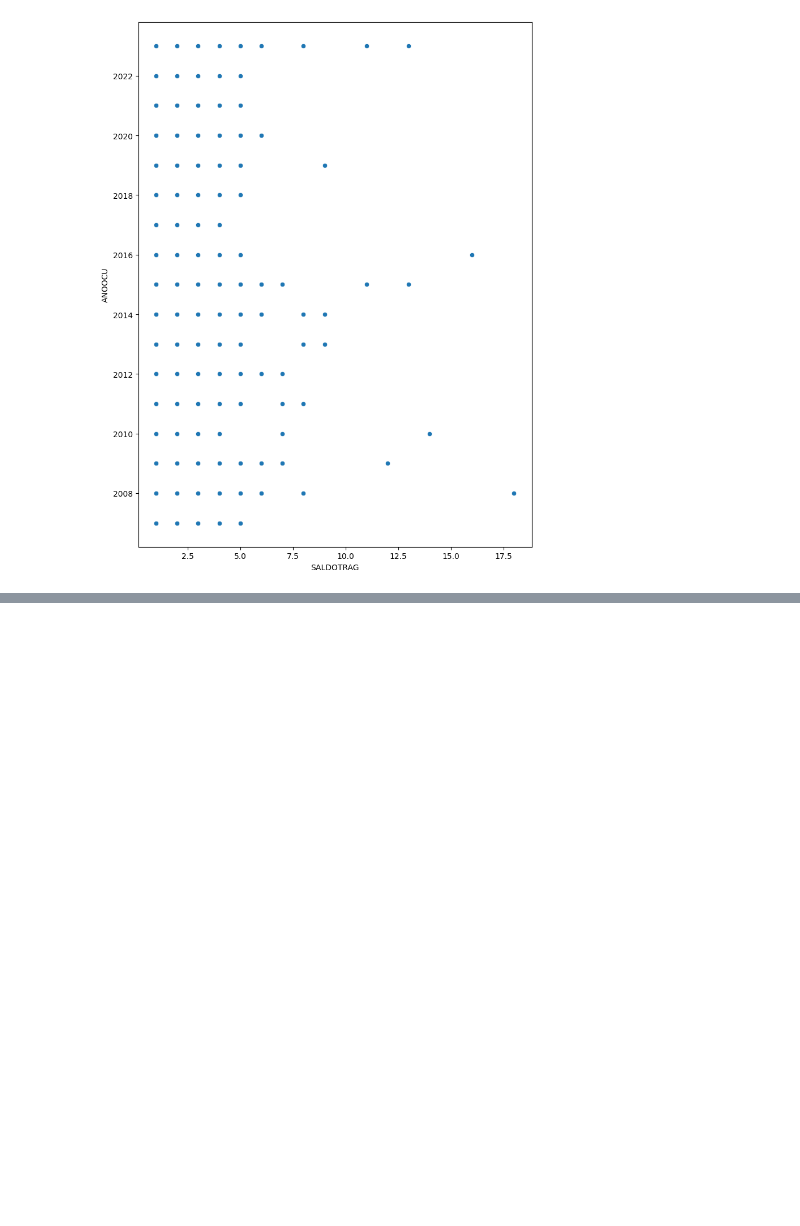
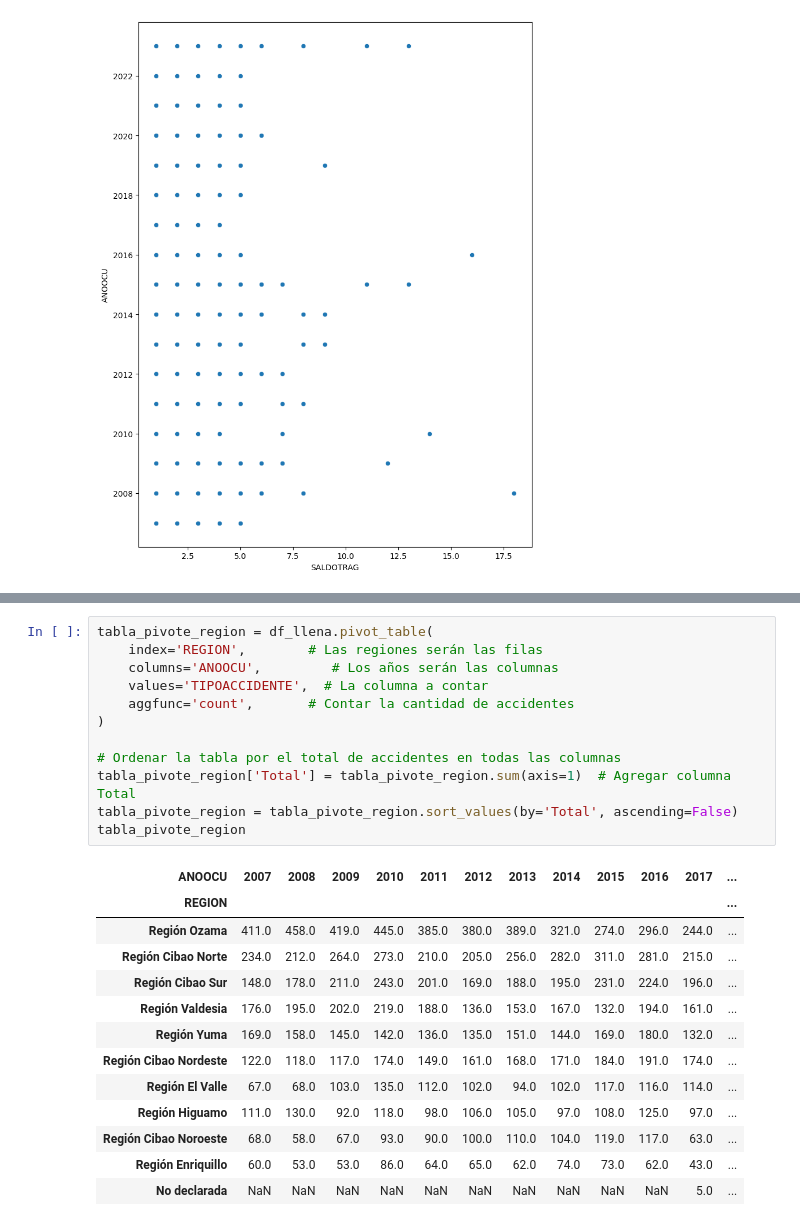
Before and after one commit to ngcarvajall/Accidentes_mortales_RD, a Jupyter notebook: Notebooks/Accidentes.ipynb, the cells around one changed output, grey strips where cells are left out. Saved outputs shown, nothing was run; the diff lists cells and outputs as text; blank space fills up the shorter version.

```diff
--- a/Notebooks/Accidentes.ipynb
+++ b/Notebooks/Accidentes.ipynb
@@ -682,0 +757,26 @@ f.relacion_numericas(df_llena, 'ANOOCU')
+# %%
+tabla_pivote_region = df_llena.pivot_table(
+    index='REGION',        # Las regiones serán las filas
+    columns='ANOOCU',         # Los años serán las columnas
+    values='TIPOACCIDENTE',  # La columna a contar
+    aggfunc='count',       # Contar la cantidad de accidentes
+)
+
+# Ordenar la tabla por el total de accidentes en todas las columnas
+tabla_pivote_region['Total'] = tabla_pivote_region.sum(axis=1)  # Agregar columna Total
+tabla_pivote_region = tabla_pivote_region.sort_values(by='Total', ascending=False)
+tabla_pivote_region
+# %% [output]
+| ANOOCU | 2007 | 2008 | 2009 | 2010 | 2011 | 2012 | 2013 | 2014 | 2015 | 2016 | 2017 | ... |
+| REGION |  |  |  |  |  |  |  |  |  |  |  | ... |
+| Región Ozama | 411.0 | 458.0 | 419.0 | 445.0 | 385.0 | 380.0 | 389.0 | 321.0 | 274.0 | 296.0 | 244.0 | ... |
+| Región Cibao Norte | 234.0 | 212.0 | 264.0 | 273.0 | 210.0 | 205.0 | 256.0 | 282.0 | 311.0 | 281.0 | 215.0 | ... |
+| Región Cibao Sur | 148.0 | 178.0 | 211.0 | 243.0 | 201.0 | 169.0 | 188.0 | 195.0 | 231.0 | 224.0 | 196.0 | ... |
+| Región Valdesia | 176.0 | 195.0 | 202.0 | 219.0 | 188.0 | 136.0 | 153.0 | 167.0 | 132.0 | 194.0 | 161.0 | ... |
+| Región Yuma | 169.0 | 158.0 | 145.0 | 142.0 | 136.0 | 135.0 | 151.0 | 144.0 | 169.0 | 180.0 | 132.0 | ... |
+| Región Cibao Nordeste | 122.0 | 118.0 | 117.0 | 174.0 | 149.0 | 161.0 | 168.0 | 171.0 | 184.0 | 191.0 | 174.0 | ... |
+| Región El Valle | 67.0 | 68.0 | 103.0 | 135.0 | 112.0 | 102.0 | 94.0 | 102.0 | 117.0 | 116.0 | 114.0 | ... |
+| Región Higuamo | 111.0 | 130.0 | 92.0 | 118.0 | 98.0 | 106.0 | 105.0 | 97.0 | 108.0 | 125.0 | 97.0 | ... |
+| Región Cibao Noroeste | 68.0 | 58.0 | 67.0 | 93.0 | 90.0 | 100.0 | 110.0 | 104.0 | 119.0 | 117.0 | 63.0 | ... |
+| Región Enriquillo | 60.0 | 53.0 | 53.0 | 86.0 | 64.0 | 65.0 | 62.0 | 74.0 | 73.0 | 62.0 | 43.0 | ... |
+| No declarada | NaN | NaN | NaN | NaN | NaN | NaN | NaN | NaN | NaN | NaN | 5.0 | ... |
```
Also changed, not shown: parts of 14 cells of this notebook, 2 other files.
